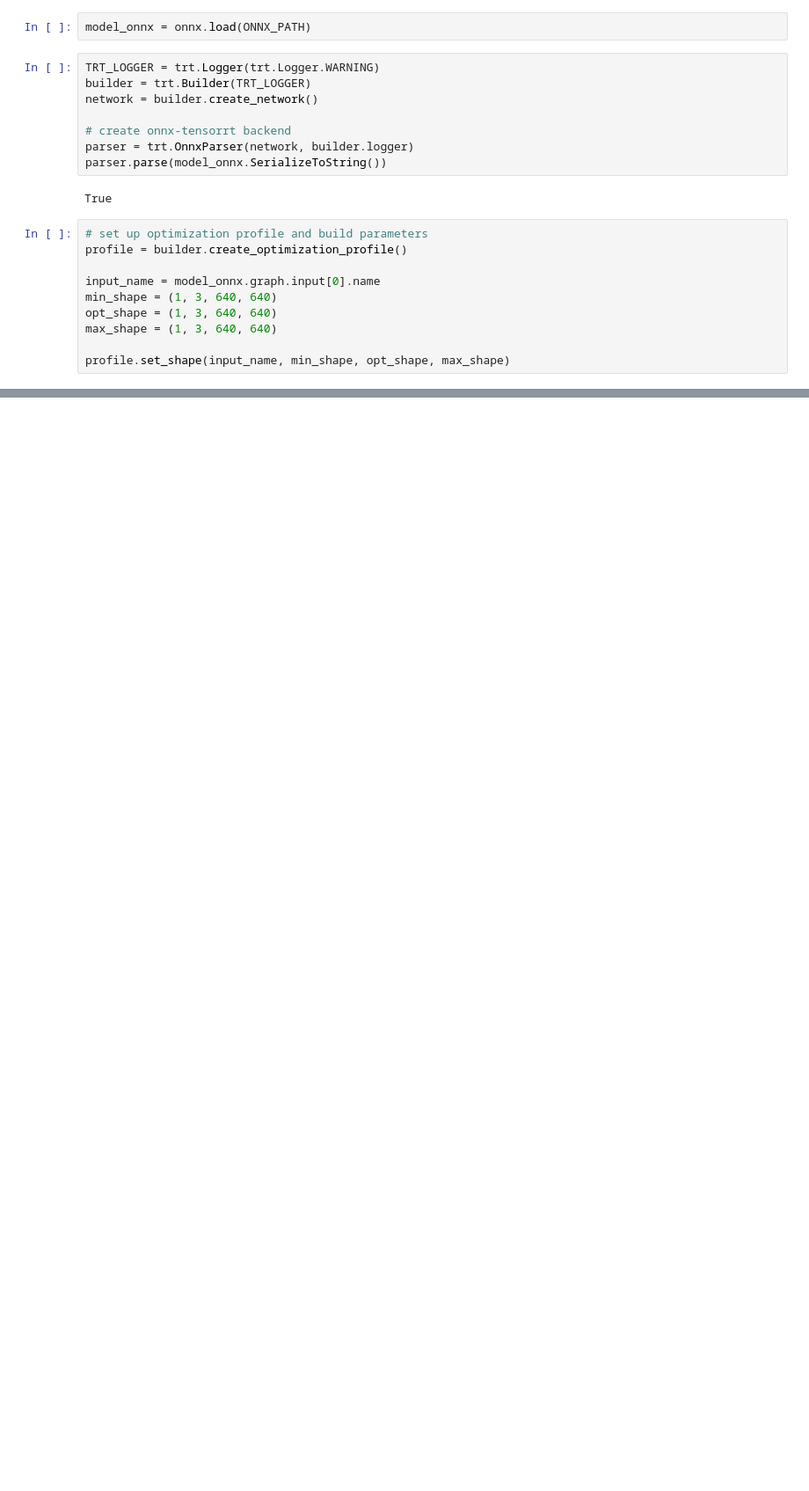
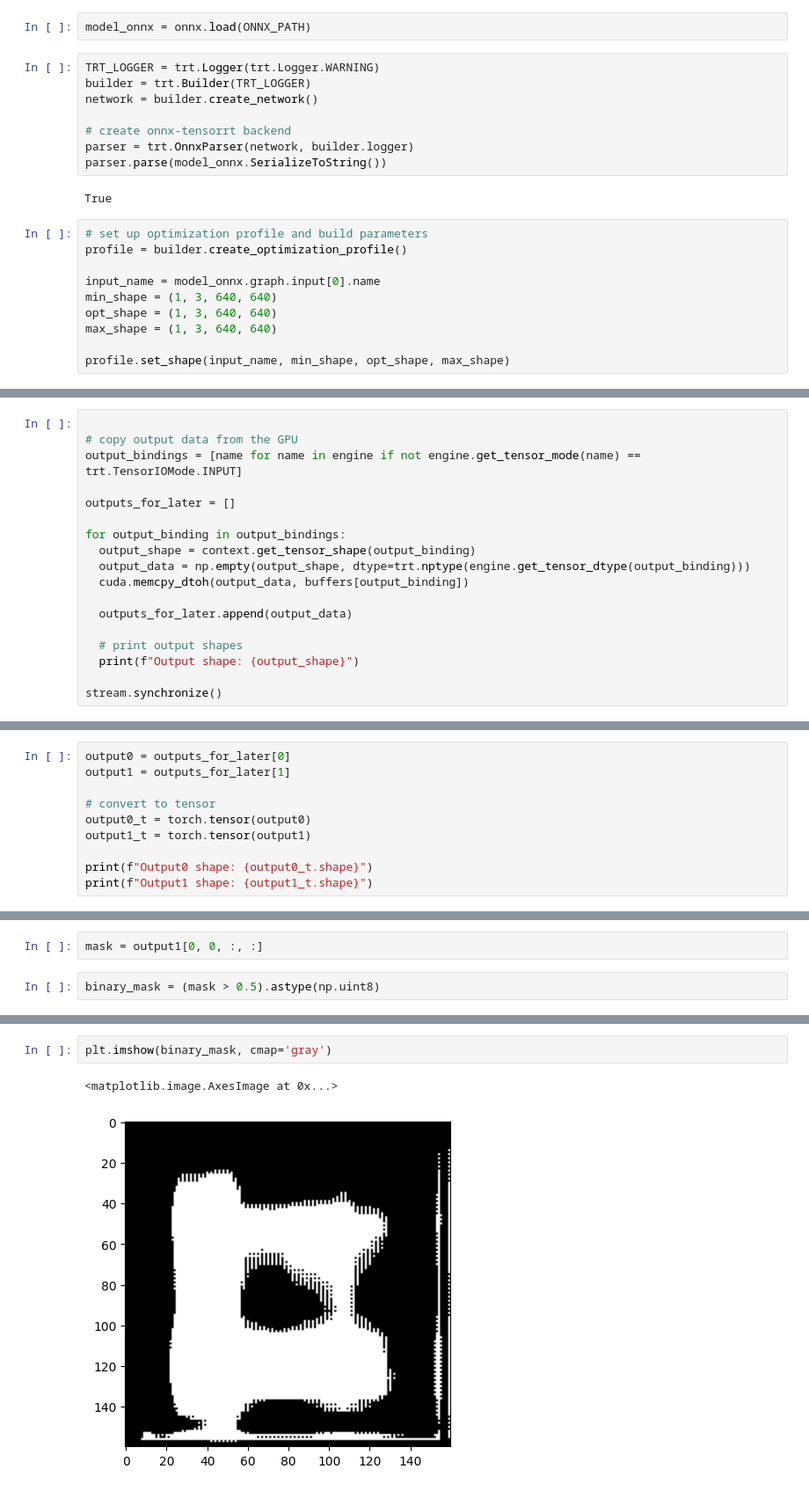
Before and after one commit to Crinstaniev/BrainTumorTRTAcc, a Jupyter notebook: notebooks/trt_cvt.ipynb, the cells around one changed output, grey strips where cells are left out. Shown at 88% size. Drawn from its saved outputs; the diff is of its cells as text; blank space fills up the shorter version.

```diff
--- a/notebooks/trt_cvt.ipynb
+++ b/notebooks/trt_cvt.ipynb
@@ -35,0 +198,18 @@ engine = builder.build_engine(network, builder_config)
+# %%
+
+# copy output data from the GPU
+output_bindings = [name for name in engine if not engine.get_tensor_mode(name) == trt.TensorIOMode.INPUT]
+
+outputs_for_later = []
+
+for output_binding in output_bindings:
+  output_shape = context.get_tensor_shape(output_binding)
+  output_data = np.empty(output_shape, dtype=trt.nptype(engine.get_tensor_dtype(output_binding)))
+  cuda.memcpy_dtoh(output_data, buffers[output_binding])
+
+  outputs_for_later.append(output_data)
+
+  # print output shapes
+  print(f"Output shape: {output_shape}")
+
+stream.synchronize()
@@ -35,0 +222,10 @@ engine = builder.build_engine(network, builder_config)
+# %%
+output0 = outputs_for_later[0]
+output1 = outputs_for_later[1]
+
+# convert to tensor
+output0_t = torch.tensor(output0)
+output1_t = torch.tensor(output1)
+
+print(f"Output0 shape: {output0_t.shape}")
+print(f"Output1 shape: {output1_t.shape}")
@@ -35,0 +242,4 @@ engine = builder.build_engine(network, builder_config)
+# %%
+mask = output1[0, 0, :, :]
+# %%
+binary_mask = (mask > 0.5).astype(np.uint8)
@@ -35,0 +256,5 @@ engine = builder.build_engine(network, builder_config)
+# %%
+plt.imshow(binary_mask, cmap='gray')
+# %% [output]
+<matplotlib.image.AxesImage at 0x...>
+[figure, added]
```
Also changed, not shown: parts of 40 cells of this notebook, 24 other files.
